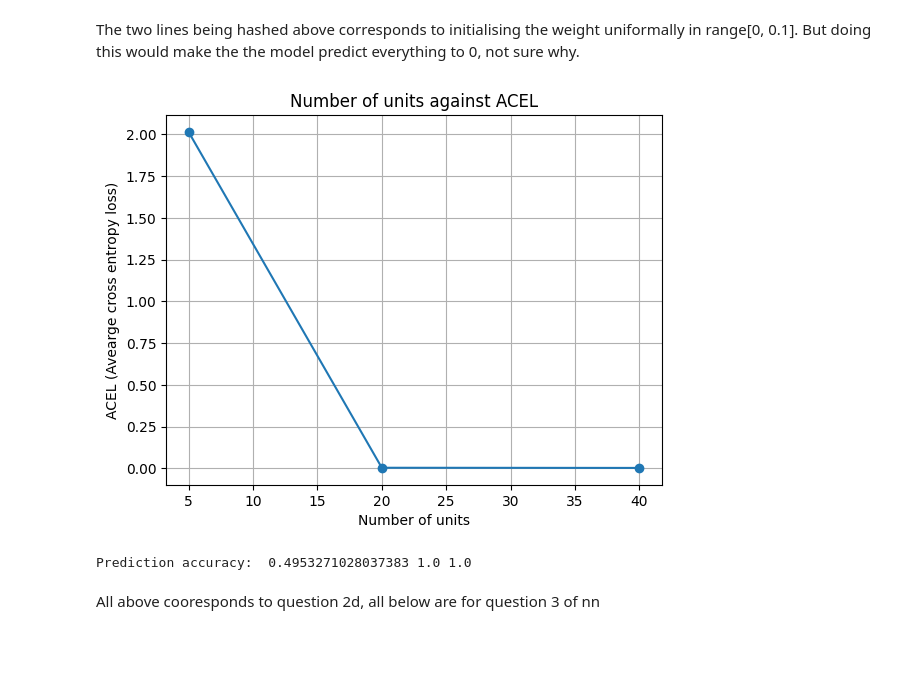
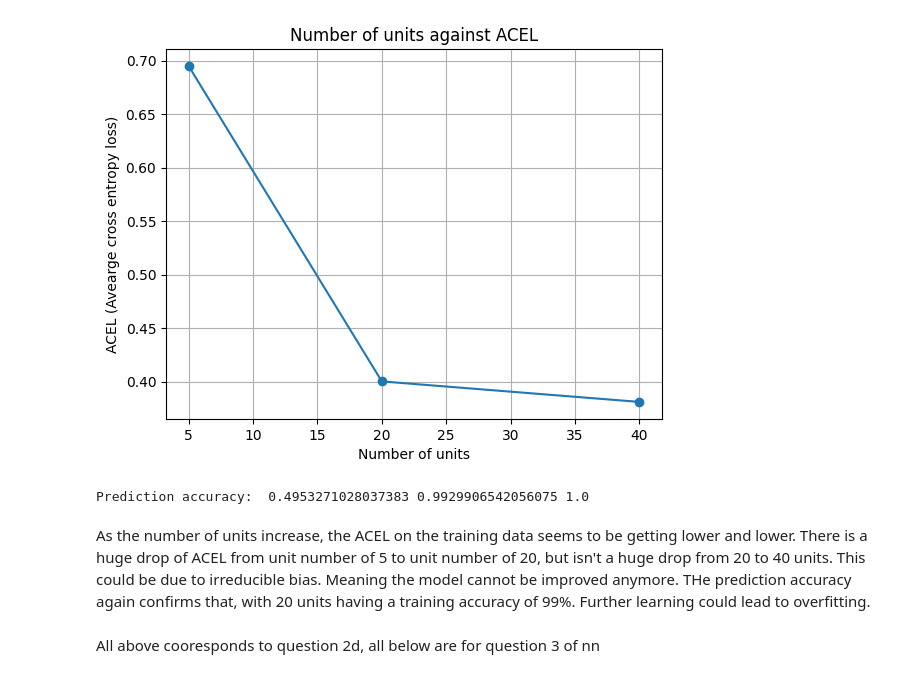
Before and after one commit to timsinyakov/361ass3, a Jupyter notebook: A3nn.ipynb, the cells around one changed output. Saved outputs shown, nothing was run; the diff lists cells and outputs as text; code cells hidden in the pictures; blank space fills up the shorter version.

```diff
--- a/A3nn.ipynb
+++ b/A3nn.ipynb
@@ -60,14 +60,13 @@ from sklearn.neural_network import MLPClassifier
 from sklearn.metrics import f1_score, precision_score, recall_score, accuracy_score #Some imports that are useful in runnning NN.
 # %%
 def nn(x_train, y_train, unit_size): #This returns a model for which you can predict upon input of testing datas.
-    x = scaler.transform(x_train)
-    y = y_train
+    x_train = scaler.transform(x_train)
     clf = MLPClassifier(hidden_layer_sizes=(unit_size,), activation='relu', solver='adam', max_iter=1, random_state=1, warm_start=True)
-    clf.fit(x, y_train) #initialise weight here
+    clf.fit(x_train, y_train) #initialise weight here
     rng = np.random.RandomState(1)
     clf.coefs_[0] = rng.uniform(0, 0.1, size=clf.coefs_[0].shape) #deliberately initialise weight again from 0 to 0.1
     clf.max_iter = 100
-    clf.fit(x, y)
+    clf.fit(x_train, y_train)
 
     return clf
 
@@ -81,36 +80,37 @@ def average_entropy_train_loss(y_pred, y_true):
             loss += -np.log(y_pred[i][1])
 
     return loss/n
-# %% [markdown]
-The two lines being hashed above corresponds to initialising the weight uniformally in range[0, 0.1]. But doing this would make the the model predict everything to 0, not sure why.
 # %%
 clf5 = nn(x_train, y_train, 5)
 clf20 = nn(x_train, y_train, 20)
 clf40 = nn(x_train, y_train, 40)
 
-input = scaler.transform(x_train)
-pred5 = clf5.predict_proba(input)
-pred20 = clf20.predict_proba(input)
-pred40 = clf40.predict_proba(input)
+pred5 = clf5.predict_proba(x_train)
+pred20 = clf20.predict_proba(x_train)
+pred40 = clf40.predict_proba(x_train)
+
 
 number_of_units = [5, 20, 40]
 ACELs = [average_entropy_train_loss(pred5, y_train), average_entropy_train_loss(pred20, y_train), average_entropy_train_loss(pred40, y_train)]
 
 plt.plot(number_of_units, ACELs, marker='o')  # 'marker' adds dots at each point
 plt.xlabel('Number of units')
 plt.ylabel('ACEL (Avearge cross entropy loss)')
 plt.title('Number of units against ACEL')
 plt.grid(True)
 plt.show()
 
-pred5 = clf5.predict(input)
-pred20 = clf20.predict(input)
-pred40 = clf40.predict(input)
+pred5 = clf5.predict(x_train)
+pred20 = clf20.predict(x_train)
+pred40 = clf40.predict(x_train)
 
 print("Prediction accuracy: ", accuracy_score(y_train, pred5), accuracy_score(y_train, pred20), accuracy_score(y_train, pred40))
+print()
 # %% [output]
-[figure, old version]
+[figure, new version]
-Prediction accuracy:  0.4953271028037383 1.0 1.0
+Prediction accuracy:  0.4953271028037383 0.9929906542056075 1.0
+# %% [markdown]
+As the number of units increase, the ACEL on the training data seems to be getting lower and lower. There is a huge drop of ACEL from unit number of 5 to unit number of 20, but isn't a huge drop from 20 to 40 units. This could be due to irreducible bias. Meaning the model cannot be improved anymore. THe prediction accuracy again confirms that, with 20 units having a training accuracy of 99%. Further learning could lead to overfitting.
 # %% [markdown]
 All above cooresponds to question 2d, all below are for question 3 of nn
 # %%
```
Also changed, not shown: parts of 6 cells of this notebook.
